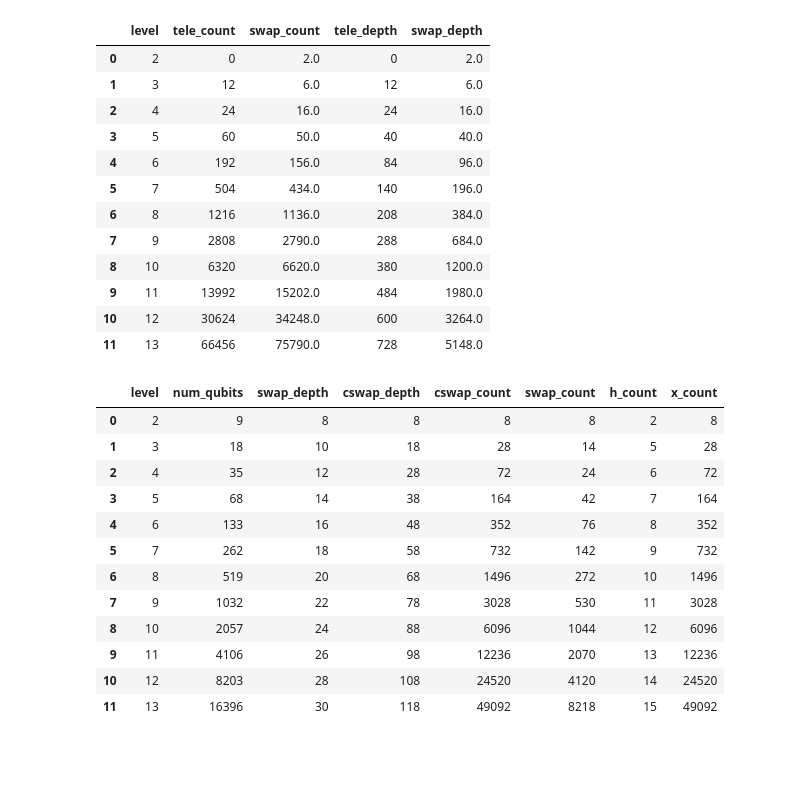
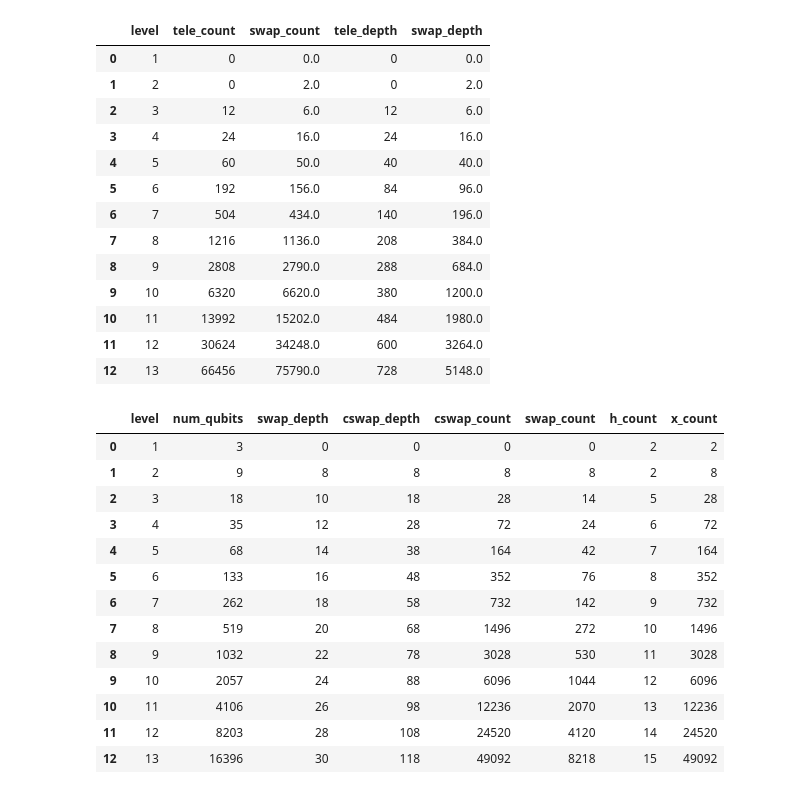
Before and after one commit to DebinXiangQuantum/QRAM, a Jupyter notebook: realdata/Fig1c_depthoptimization.ipynb, the cells around one changed output. Saved outputs shown, nothing was run; the diff lists cells and outputs as text; code cells hidden in the pictures; blank space fills up the shorter version.

```diff
--- a/realdata/Fig1c_depthoptimization.ipynb
+++ b/realdata/Fig1c_depthoptimization.ipynb
@@ -21,38 +22,40 @@ data_noload
 # %%
 swap_tele = pd.read_csv('data/depth_gate/h_tree.csv')
-swap_tele = swap_tele[:12]
+swap_tele = swap_tele[:13]
 swap_tele
 # %% [output]
 |  | level | tele_count | swap_count | tele_depth | swap_depth |
-| 0 | 2 | 0 | 2.0 | 0 | 2.0 |
-| 1 | 3 | 12 | 6.0 | 12 | 6.0 |
-| 2 | 4 | 24 | 16.0 | 24 | 16.0 |
-| 3 | 5 | 60 | 50.0 | 40 | 40.0 |
-| 4 | 6 | 192 | 156.0 | 84 | 96.0 |
-| 5 | 7 | 504 | 434.0 | 140 | 196.0 |
-| 6 | 8 | 1216 | 1136.0 | 208 | 384.0 |
-| 7 | 9 | 2808 | 2790.0 | 288 | 684.0 |
-| 8 | 10 | 6320 | 6620.0 | 380 | 1200.0 |
-| 9 | 11 | 13992 | 15202.0 | 484 | 1980.0 |
-| 10 | 12 | 30624 | 34248.0 | 600 | 3264.0 |
-| 11 | 13 | 66456 | 75790.0 | 728 | 5148.0 |
+| 0 | 1 | 0 | 0.0 | 0 | 0.0 |
+| 1 | 2 | 0 | 2.0 | 0 | 2.0 |
+| 2 | 3 | 12 | 6.0 | 12 | 6.0 |
+| 3 | 4 | 24 | 16.0 | 24 | 16.0 |
+| 4 | 5 | 60 | 50.0 | 40 | 40.0 |
+| 5 | 6 | 192 | 156.0 | 84 | 96.0 |
+| 6 | 7 | 504 | 434.0 | 140 | 196.0 |
+| 7 | 8 | 1216 | 1136.0 | 208 | 384.0 |
+| 8 | 9 | 2808 | 2790.0 | 288 | 684.0 |
+| 9 | 10 | 6320 | 6620.0 | 380 | 1200.0 |
+| 10 | 11 | 13992 | 15202.0 | 484 | 1980.0 |
+| 11 | 12 | 30624 | 34248.0 | 600 | 3264.0 |
+| 12 | 13 | 66456 | 75790.0 | 728 | 5148.0 |
 # %%
-data_load = pd.read_csv('data/depth_gate/counts_data.csv')[:12]
+data_load = pd.read_csv('data/depth_gate/counts_data.csv')[:13]
 data_load
 # %% [output]
 |  | level | num_qubits | swap_depth | cswap_depth | cswap_count | swap_count | h_count | x_count |
-| 0 | 2 | 9 | 8 | 8 | 8 | 8 | 2 | 8 |
-| 1 | 3 | 18 | 10 | 18 | 28 | 14 | 5 | 28 |
-| 2 | 4 | 35 | 12 | 28 | 72 | 24 | 6 | 72 |
-| 3 | 5 | 68 | 14 | 38 | 164 | 42 | 7 | 164 |
-| 4 | 6 | 133 | 16 | 48 | 352 | 76 | 8 | 352 |
-| 5 | 7 | 262 | 18 | 58 | 732 | 142 | 9 | 732 |
-| 6 | 8 | 519 | 20 | 68 | 1496 | 272 | 10 | 1496 |
-| 7 | 9 | 1032 | 22 | 78 | 3028 | 530 | 11 | 3028 |
-| 8 | 10 | 2057 | 24 | 88 | 6096 | 1044 | 12 | 6096 |
-| 9 | 11 | 4106 | 26 | 98 | 12236 | 2070 | 13 | 12236 |
-| 10 | 12 | 8203 | 28 | 108 | 24520 | 4120 | 14 | 24520 |
-| 11 | 13 | 16396 | 30 | 118 | 49092 | 8218 | 15 | 49092 |
+| 0 | 1 | 3 | 0 | 0 | 0 | 0 | 2 | 2 |
+| 1 | 2 | 9 | 8 | 8 | 8 | 8 | 2 | 8 |
+| 2 | 3 | 18 | 10 | 18 | 28 | 14 | 5 | 28 |
+| 3 | 4 | 35 | 12 | 28 | 72 | 24 | 6 | 72 |
+| 4 | 5 | 68 | 14 | 38 | 164 | 42 | 7 | 164 |
+| 5 | 6 | 133 | 16 | 48 | 352 | 76 | 8 | 352 |
+| 6 | 7 | 262 | 18 | 58 | 732 | 142 | 9 | 732 |
+| 7 | 8 | 519 | 20 | 68 | 1496 | 272 | 10 | 1496 |
+| 8 | 9 | 1032 | 22 | 78 | 3028 | 530 | 11 | 3028 |
+| 9 | 10 | 2057 | 24 | 88 | 6096 | 1044 | 12 | 6096 |
+| 10 | 11 | 4106 | 26 | 98 | 12236 | 2070 | 13 | 12236 |
+| 11 | 12 | 8203 | 28 | 108 | 24520 | 4120 | 14 | 24520 |
+| 12 | 13 | 16396 | 30 | 118 | 49092 | 8218 | 15 | 49092 |
 # %%
 raw_cz = 22*data_load.cswap_count+swap_tele.swap_count*3 + data_load.swap_count*3
 raw_czdepth = 22*data_load.cswap_depth+swap_tele.swap_depth*3 + data_load.swap_depth*3
```
Also changed, not shown: parts of 4 cells of this notebook.
